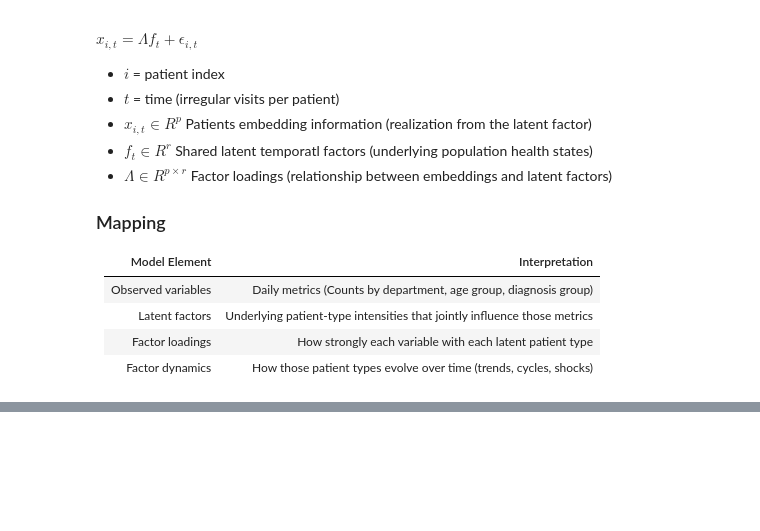
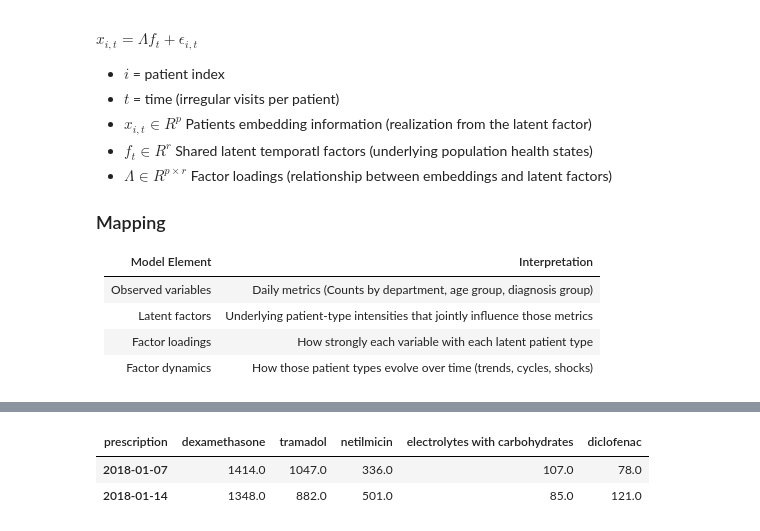
Before and after one commit to SKKUGoon/data-science-health-economics-hospital-supply, a Jupyter notebook: notebook/dynamic_factor_model.ipynb, the cells around one changed output, grey strips where cells are left out. Saved outputs shown, nothing was run; the diff lists cells and outputs as text; code cells hidden in the pictures; blank space fills up the shorter version.

```diff
--- a/notebook/dynamic_factor_model.ipynb
+++ b/notebook/dynamic_factor_model.ipynb
@@ -71 +87,7 @@ supply = supply.fillna(0)
+# %%
+supply_major.head(2)
+# %% [output]
+| prescription | dexamethasone | tramadol | netilmicin | electrolytes with carbohydrates | diclofenac |
+| 2018-01-07 | 1414.0 | 1047.0 | 336.0 | 107.0 | 78.0 |
+| 2018-01-14 | 1348.0 | 882.0 | 501.0 | 85.0 | 121.0 |
 # %%
```
Also changed, not shown: parts of 13 cells of this notebook.
